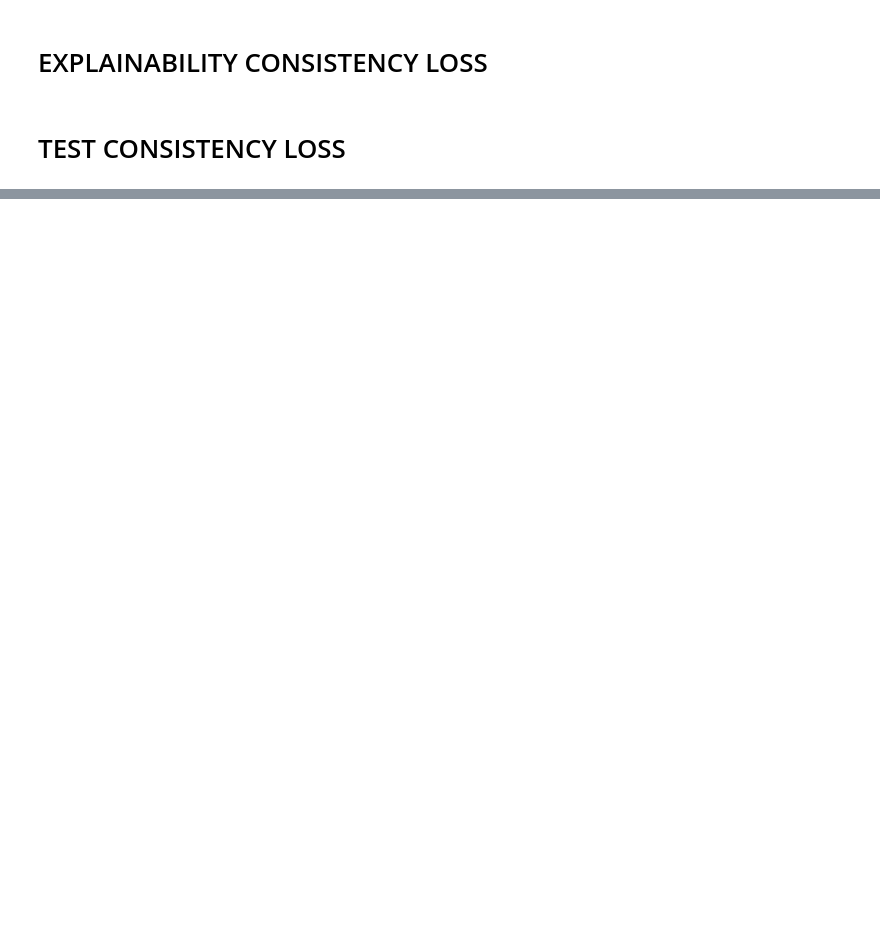
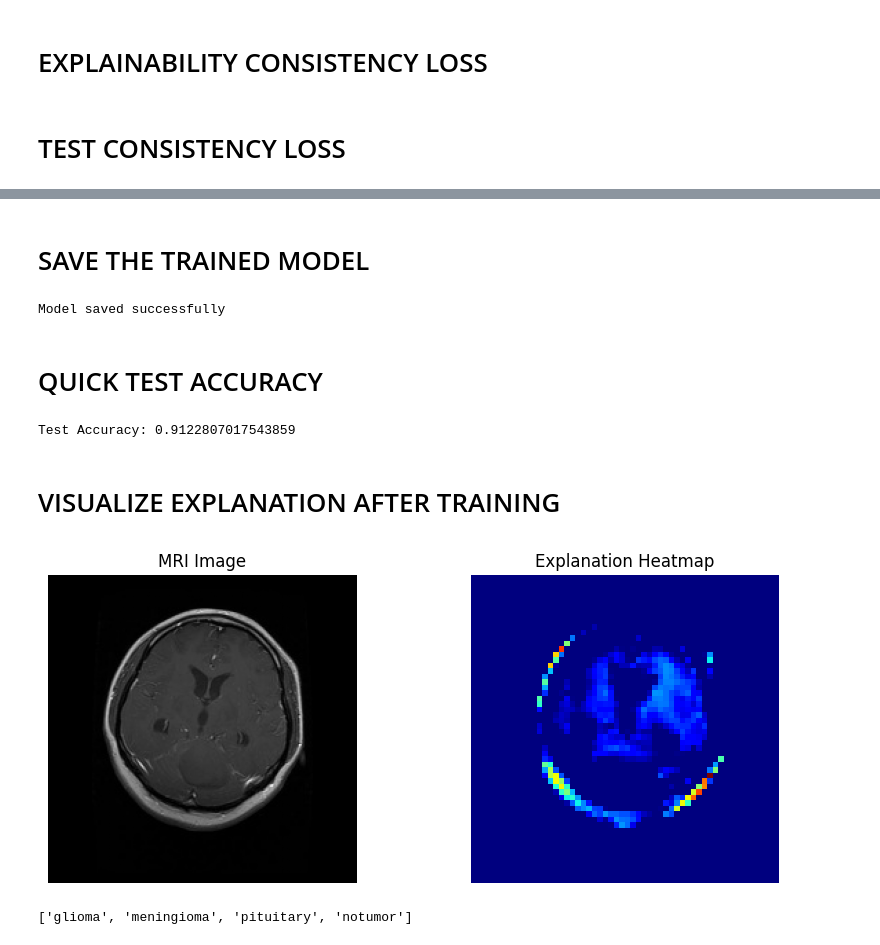
Before and after one commit to Blecyrajan/Dissertation, a Jupyter notebook: BrainTumor_CNN_ViT.ipynb, the cells around one changed output, grey strips where cells are left out. Saved outputs shown, nothing was run; the diff lists cells and outputs as text; code cells hidden in the pictures; blank space fills up the shorter version.

Commit message:
Phase 4: Training

```diff
--- a/BrainTumor_CNN_ViT.ipynb
+++ b/BrainTumor_CNN_ViT.ipynb
@@ -486,0 +492,6 @@ Explainability consistency loss: 0.06653992086648941
+# %%
+criterion = nn.CrossEntropyLoss()
+optimizer = torch.optim.Adam(model.parameters(), lr=1e-4)
+
+EPOCHS = 10        # keep small for first run
+LAMBDA = 0.3       # weight for explainability loss
@@ -486,0 +551,60 @@ Explainability consistency loss: 0.06653992086648941
+# %% [markdown]
+# SAVE THE TRAINED MODEL
+# %%
+torch.save(model.state_dict(), "cnn_vit_explainable.pth")
+print("Model saved successfully")
+# %% [output]
+Model saved successfully
+# %% [markdown]
+# QUICK TEST ACCURACY
+# %%
+model.eval()
+
+correct = 0
+total = 0
+
+with torch.no_grad():
+    for images, labels in test_loader:
+        images = images.to(device)
+        labels = labels.to(device)
+
+        logits, _ = model(images)
+        preds = logits.argmax(dim=1)
+
+        correct += (preds == labels).sum().item()
+        total += labels.size(0)
+
+print("Test Accuracy:", correct / total)
+# %% [output]
+Test Accuracy: 0.9122807017543859
+# %% [markdown]
+# VISUALIZE EXPLANATION AFTER TRAINING
+# %%
+model.eval()
+
+images, labels = next(iter(test_loader))
+images = images.to(device)
+
+logits, cnn_features = model(images)
+exp_maps = generate_explanation_map(cnn_features, logits)
+
+plt.figure(figsize=(10,4))
+
+plt.subplot(1,2,1)
+plt.imshow(images[0].cpu().permute(1,2,0)[:,:,0], cmap="gray")
+plt.title("MRI Image")
+plt.axis("off")
+
+plt.subplot(1,2,2)
+plt.imshow(exp_maps[0].detach().cpu(), cmap="jet")
+plt.title("Explanation Heatmap")
+plt.axis("off")
+
+plt.show()
+# %% [output]
+[figure, added]
+# %%
+class_names = ["glioma", "meningioma", "pituitary", "notumor"]
+print(class_names)
+# %% [output]
+['glioma', 'meningioma', 'pituitary', 'notumor']
```
Also changed, not shown: parts of 17 cells of this notebook.
